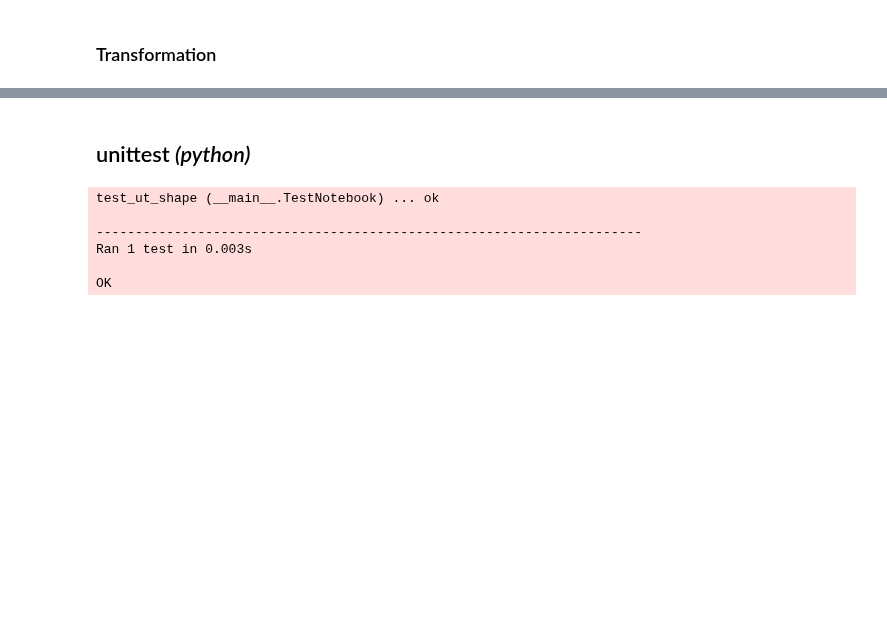
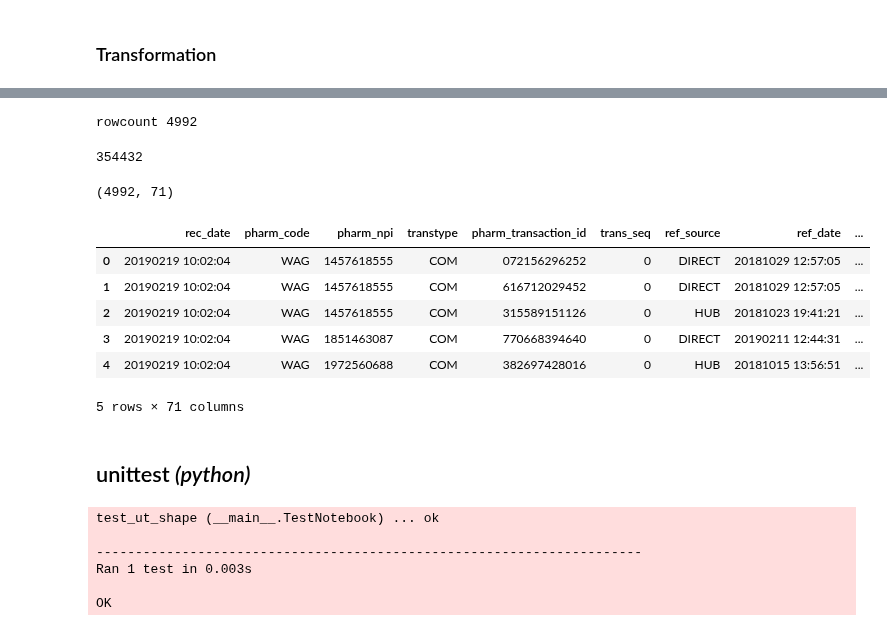
Before and after one commit to RyanAdalbert/s3parq, a Jupyter notebook: transforms/master_patient_status.ipynb, the cells around one changed output, grey strips where cells are left out. Drawn from its saved outputs; the diff is of its cells as text; code cells hidden in the pictures; blank space fills up the shorter version.

Commit message:
Update master_patient_status.ipynb
analyze FIRST UNIT TEST FILE

```diff
--- a/transforms/master_patient_status.ipynb
+++ b/transforms/master_patient_status.ipynb
@@ -201,6 +214,8 @@ What does this transformation do? be specific.
 ************ FETCH DATA - TOUCH, BUT CAREFULLY **************
 This cell will be turned off in production, as the input_contract will be handled by the pipeline.
 """
+logger.info("FETCH DATA CELL - TOUCH -This cell will be turned off in production, as the input_contract will be handled by the pipeline. ")
+
 run_id = 3
 
 if not input_branch:
@@ -214,6 +229,6 @@ run_filter = []
 run_filter.append(dict(partition="__metadata_run_id", comparison="==", values=[run_id]))
 # IF YOU HAVE PUBLISHED DATA MULTIPLE TIMES, uncomment the above line and change the int to the run_id to fetch.
 # Otherwise, you will have duplicate values in your fetched dataset!
-
-df = input_contract.fetch(filters=run_filter)
+# use unit test devlopment for now
+#df = input_contract.fetch(filters=run_filter)
 # %% [output]
@@ -220,0 +238,16 @@ df = input_contract.fetch(filters=run_filter)
+# %%
+import pyarrow.parquet as pq
+import s3fs
+
+def pandas_from_parquet_s3(file_path):
+    s3 = s3fs.S3FileSystem()
+    df = (
+        pq
+        .ParquetDataset(file_path, filesystem=s3)
+        .read_pandas()
+        .to_pandas()
+    )
+
+    return df
+# %%
+df = pandas_from_parquet_s3('ichain-dev/sun-extract-validation/sun/ilumya/ingest/symphony_health_association_ingest_column_mapping/__metadata_run_id=3/90ca3aa7b0bb4246a281591b013ff54e.parquet')
@@ -221,3 +276,30 @@ df = input_contract.fetch(filters=run_filter)
+# %%
+### thinking about a meta data cells about the in dataframe
+dfRowCount = len(df.index)
+print('rowcount',dfRowCount)
+# %% [output]
+rowcount 4992
+# %%
+df.size
+# %% [output]
+354432
+# %%
+df.shape
+# %% [output]
+(4992, 71)
+# %%
+# needed to see the col of interest
+pd.set_option('display.max_columns', 50)
+# %%
+df.head()
+# %% [output]
+|  | rec_date | pharm_code | pharm_npi | transtype | pharm_transaction_id | trans_seq | ref_source | ref_date | ... |
+| 0 | 20190219 10:02:04 | WAG | 1457618555 | COM | 072156296252 | 0 | DIRECT | 20181029 12:57:05 | ... |
+| 1 | 20190219 10:02:04 | WAG | 1457618555 | COM | 616712029452 | 0 | DIRECT | 20181029 12:57:05 | ... |
+| 2 | 20190219 10:02:04 | WAG | 1457618555 | COM | 315589151126 | 0 | HUB | 20181023 19:41:21 | ... |
+| 3 | 20190219 10:02:04 | WAG | 1851463087 | COM | 770668394640 | 0 | DIRECT | 20190211 12:44:31 | ... |
+| 4 | 20190219 10:02:04 | WAG | 1972560688 | COM | 382697428016 | 0 | HUB | 20181015 13:56:51 | ... |
+5 rows × 71 columns
 # %%
 ### Use the variables above to execute your transformation. the final output needs to be a variable named final_dataframe
 
```
Also changed, not shown: parts of 7 cells of this notebook.
